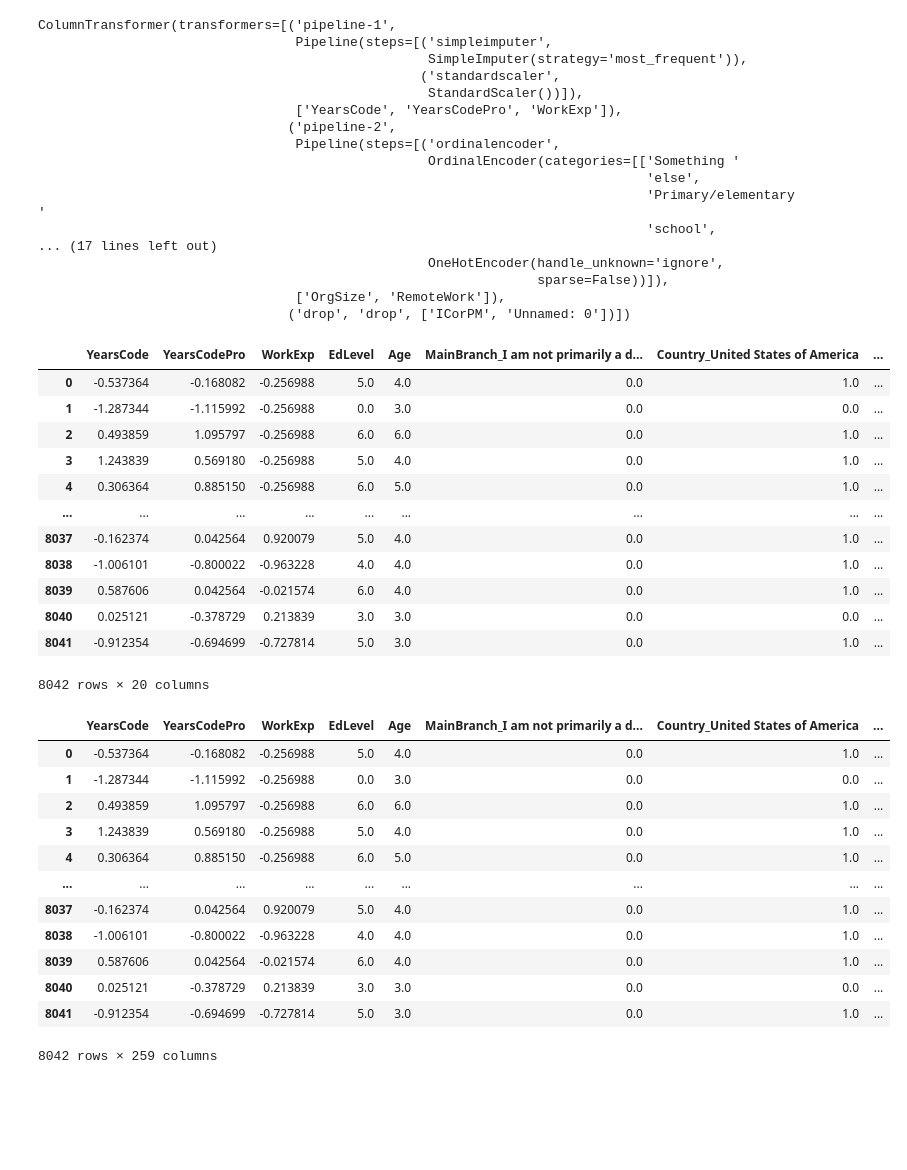
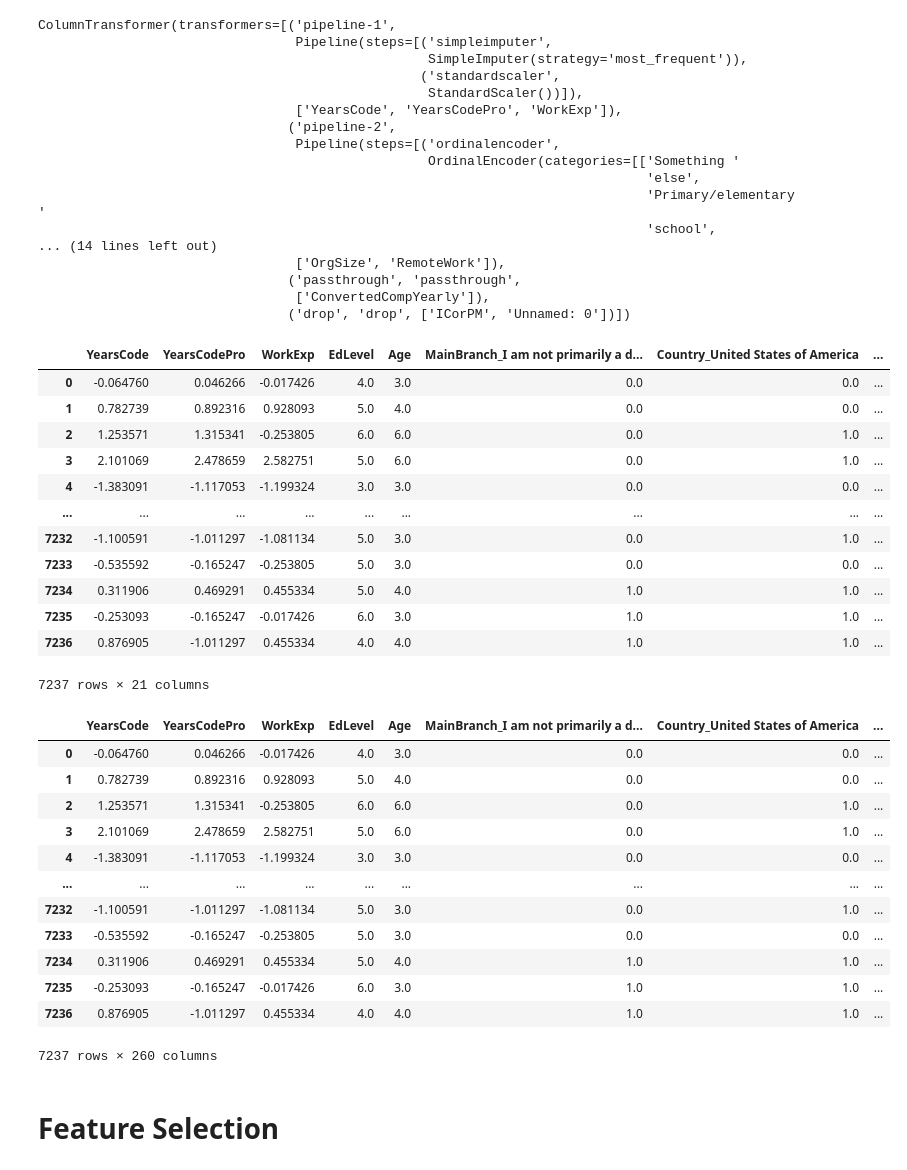
Before and after one commit to UBC-MDS/DSCI522-Group16-2022, a Jupyter notebook: preliminary_preprocessing.ipynb, the cells around one changed output. Saved outputs shown, nothing was run; the diff lists cells and outputs as text; code cells hidden in the pictures; blank space fills up the shorter version.

Commit message:
try feature selection and model build

```diff
--- a/preliminary_preprocessing.ipynb
+++ b/preliminary_preprocessing.ipynb
@@ -8,6 +9,8 @@ import pandas as pd
 # %%
 # uses the file tanmay made for now, need to upadte to use script to generate filtered dataset
-train_df_filtered = pd.read_csv('/Users/jonah/Downloads/filtered_data.csv')
+df_filtered = pd.read_csv('data/processed/filtered_data.csv')
+
+train_df_filtered, test_df_filtered = train_test_split(df_filtered, test_size=0.10, random_state=123)
 
 train_df_filtered.describe(include='all')
 # %% [output]
@@ -86,6 +89,8 @@ binary_cols = ['MainBranch', 'Country']
 
 categorical_cols = ['OrgSize', 'RemoteWork']
 
+passthrough_cols = ['ConvertedCompYearly']
+
 drop_cols = ['ICorPM', 'Unnamed: 0']
 
 numeric_transformer = make_pipeline(SimpleImputer(strategy='most_frequent'), StandardScaler())
@@ -105,7 +110,8 @@ preprocessor = make_column_transformer(
                (ordinal_age_transformer, ordinal_age),
                (binary_transformer, binary_cols),
                (categorical_transformer, categorical_cols),
-               ('drop', drop_cols )
+               ('passthrough', passthrough_cols),
+               ('drop', drop_cols)
 
 )
 # %%
@@ -124,14 +130,14 @@ ColumnTransformer(transformers=[('pipeline-1',
                                                                               'else',
                                                                               'Primary/elementary '
                                                                               'school',
-... (17 lines left out)
-                                                  OneHotEncoder(handle_unknown='ignore',
-                                                                sparse=False))]),
+... (14 lines left out)
                                  ['OrgSize', 'RemoteWork']),
+                                ('passthrough', 'passthrough',
+                                 ['ConvertedCompYearly']),
                                 ('drop', 'drop', ['ICorPM', 'Unnamed: 0'])])
 # %%
 # columns that dont contain multiple answers per response
-column_names = (numeric_cols + ordinal_edu + ordinal_age + binary_cols + categorical_cols + drop_cols)
+column_names = (numeric_cols + ordinal_edu + ordinal_age + binary_cols + categorical_cols + drop_cols + passthrough_cols)
 
 # subset train df
 non_multianswer_train_df = train_df_filtered[column_names]
@@ -146,6 +152,8 @@ transformed_column_names = []
 for i in range(1,6):
     temp_name = preprocessor.named_transformers_['pipeline-'+str(i)].get_feature_names_out().tolist()
     transformed_column_names += temp_name
+
+transformed_column_names += passthrough_cols
 # %%
 # fit and transform the columns that dont contain multiple answers per response
 
@@ -156,39 +164,39 @@ transformed_train_df = pd.DataFrame(
 transformed_train_df
 # %% [output]
 |  | YearsCode | YearsCodePro | WorkExp | EdLevel | Age | MainBranch_I am not primarily a d... | Country_United States of America | ... |
-| 0 | -0.537364 | -0.168082 | -0.256988 | 5.0 | 4.0 | 0.0 | 1.0 | ... |
-| 1 | -1.287344 | -1.115992 | -0.256988 | 0.0 | 3.0 | 0.0 | 0.0 | ... |
-| 2 | 0.493859 | 1.095797 | -0.256988 | 6.0 | 6.0 | 0.0 | 1.0 | ... |
-| 3 | 1.243839 | 0.569180 | -0.256988 | 5.0 | 4.0 | 0.0 | 1.0 | ... |
-| 4 | 0.306364 | 0.885150 | -0.256988 | 6.0 | 5.0 | 0.0 | 1.0 | ... |
+| 0 | -0.064760 | 0.046266 | -0.017426 | 4.0 | 3.0 | 0.0 | 0.0 | ... |
+| 1 | 0.782739 | 0.892316 | 0.928093 | 5.0 | 4.0 | 0.0 | 0.0 | ... |
+| 2 | 1.253571 | 1.315341 | -0.253805 | 6.0 | 6.0 | 0.0 | 1.0 | ... |
+| 3 | 2.101069 | 2.478659 | 2.582751 | 5.0 | 6.0 | 0.0 | 1.0 | ... |
+| 4 | -1.383091 | -1.117053 | -1.199324 | 3.0 | 3.0 | 0.0 | 0.0 | ... |
 | ... | ... | ... | ... | ... | ... | ... | ... | ... |
-| 8037 | -0.162374 | 0.042564 | 0.920079 | 5.0 | 4.0 | 0.0 | 1.0 | ... |
-| 8038 | -1.006101 | -0.800022 | -0.963228 | 4.0 | 4.0 | 0.0 | 1.0 | ... |
-| 8039 | 0.587606 | 0.042564 | -0.021574 | 6.0 | 4.0 | 0.0 | 1.0 | ... |
-| 8040 | 0.025121 | -0.378729 | 0.213839 | 3.0 | 3.0 | 0.0 | 0.0 | ... |
-| 8041 | -0.912354 | -0.694699 | -0.727814 | 5.0 | 3.0 | 0.0 | 1.0 | ... |
+| 7232 | -1.100591 | -1.011297 | -1.081134 | 5.0 | 3.0 | 0.0 | 1.0 | ... |
+| 7233 | -0.535592 | -0.165247 | -0.253805 | 5.0 | 3.0 | 0.0 | 0.0 | ... |
+| 7234 | 0.311906 | 0.469291 | 0.455334 | 5.0 | 4.0 | 1.0 | 1.0 | ... |
+| 7235 | -0.253093 | -0.165247 | -0.017426 | 6.0 | 3.0 | 1.0 | 1.0 | ... |
+| 7236 | 0.876905 | -1.011297 | 0.455334 | 4.0 | 4.0 | 1.0 | 1.0 | ... |
-8042 rows × 20 columns
+7237 rows × 21 columns
 # %%
 # creates final transformed train df
 
 for column in multianswer_cols:
     # count vectorizer for multi answer columns
     temp_col = multianswer_col_trans(train_df_filtered, column)
-
+    temp_col.reset_index(drop=True, inplace=True)
     transformed_train_df = pd.concat([transformed_train_df, temp_col], axis=1)
 
 transformed_train_df
 # %% [output]
 |  | YearsCode | YearsCodePro | WorkExp | EdLevel | Age | MainBranch_I am not primarily a d... | Country_United States of America | ... |
-| 0 | -0.537364 | -0.168082 | -0.256988 | 5.0 | 4.0 | 0.0 | 1.0 | ... |
-| 1 | -1.287344 | -1.115992 | -0.256988 | 0.0 | 3.0 | 0.0 | 0.0 | ... |
-| 2 | 0.493859 | 1.095797 | -0.256988 | 6.0 | 6.0 | 0.0 | 1.0 | ... |
-| 3 | 1.243839 | 0.569180 | -0.256988 | 5.0 | 4.0 | 0.0 | 1.0 | ... |
-| 4 | 0.306364 | 0.885150 | -0.256988 | 6.0 | 5.0 | 0.0 | 1.0 | ... |
+| 0 | -0.064760 | 0.046266 | -0.017426 | 4.0 | 3.0 | 0.0 | 0.0 | ... |
+| 1 | 0.782739 | 0.892316 | 0.928093 | 5.0 | 4.0 | 0.0 | 0.0 | ... |
+| 2 | 1.253571 | 1.315341 | -0.253805 | 6.0 | 6.0 | 0.0 | 1.0 | ... |
+| 3 | 2.101069 | 2.478659 | 2.582751 | 5.0 | 6.0 | 0.0 | 1.0 | ... |
+| 4 | -1.383091 | -1.117053 | -1.199324 | 3.0 | 3.0 | 0.0 | 0.0 | ... |
 | ... | ... | ... | ... | ... | ... | ... | ... | ... |
-| 8037 | -0.162374 | 0.042564 | 0.920079 | 5.0 | 4.0 | 0.0 | 1.0 | ... |
-| 8038 | -1.006101 | -0.800022 | -0.963228 | 4.0 | 4.0 | 0.0 | 1.0 | ... |
-| 8039 | 0.587606 | 0.042564 | -0.021574 | 6.0 | 4.0 | 0.0 | 1.0 | ... |
-| 8040 | 0.025121 | -0.378729 | 0.213839 | 3.0 | 3.0 | 0.0 | 0.0 | ... |
-| 8041 | -0.912354 | -0.694699 | -0.727814 | 5.0 | 3.0 | 0.0 | 1.0 | ... |
+| 7232 | -1.100591 | -1.011297 | -1.081134 | 5.0 | 3.0 | 0.0 | 1.0 | ... |
+| 7233 | -0.535592 | -0.165247 | -0.253805 | 5.0 | 3.0 | 0.0 | 0.0 | ... |
+| 7234 | 0.311906 | 0.469291 | 0.455334 | 5.0 | 4.0 | 1.0 | 1.0 | ... |
+| 7235 | -0.253093 | -0.165247 | -0.017426 | 6.0 | 3.0 | 1.0 | 1.0 | ... |
+| 7236 | 0.876905 | -1.011297 | 0.455334 | 4.0 | 4.0 | 1.0 | 1.0 | ... |
-8042 rows × 259 columns
+7237 rows × 260 columns
@@ -194,0 +206,2 @@ transformed_train_df
+# %% [markdown]
+# Feature Selection
```
Also changed, not shown: parts of 12 cells of this notebook, 1 other file.
